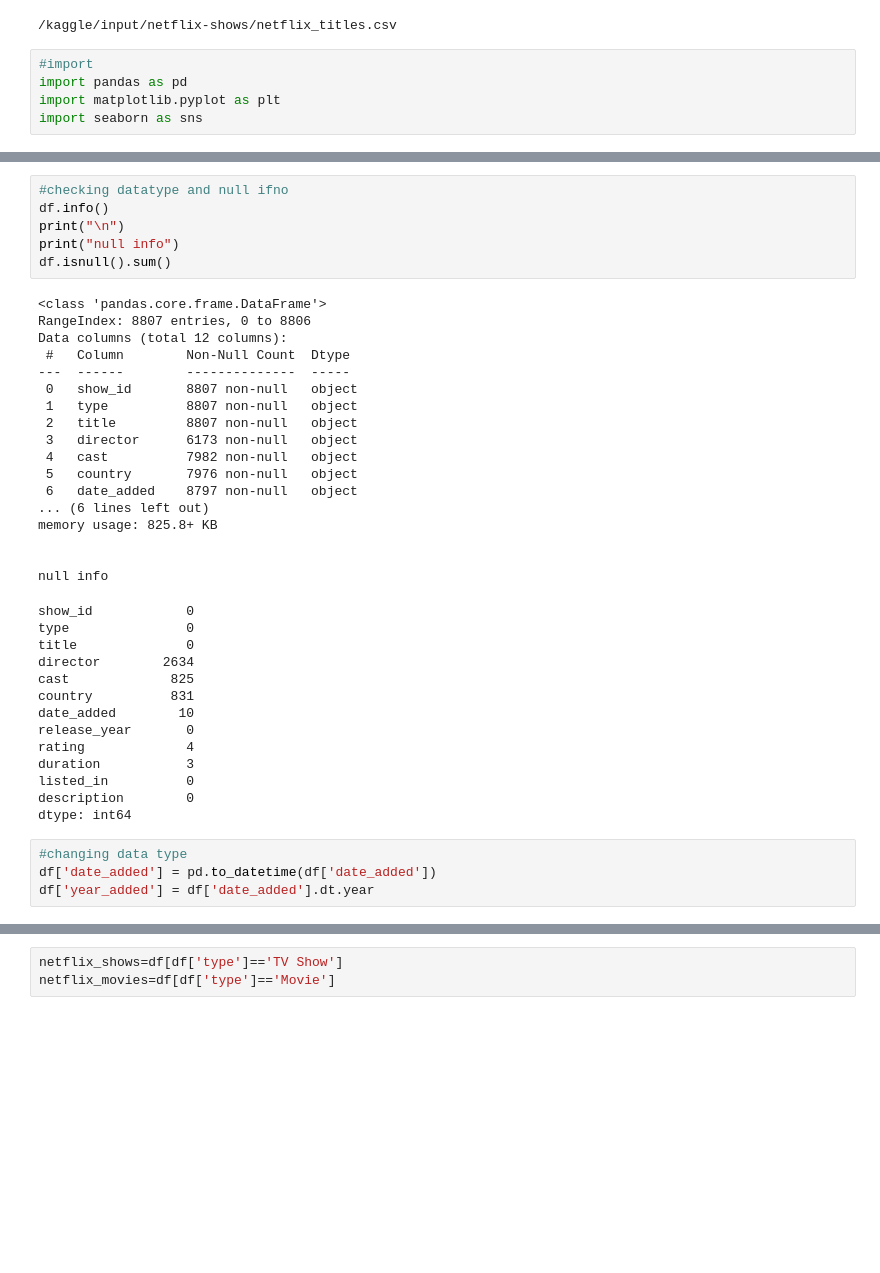
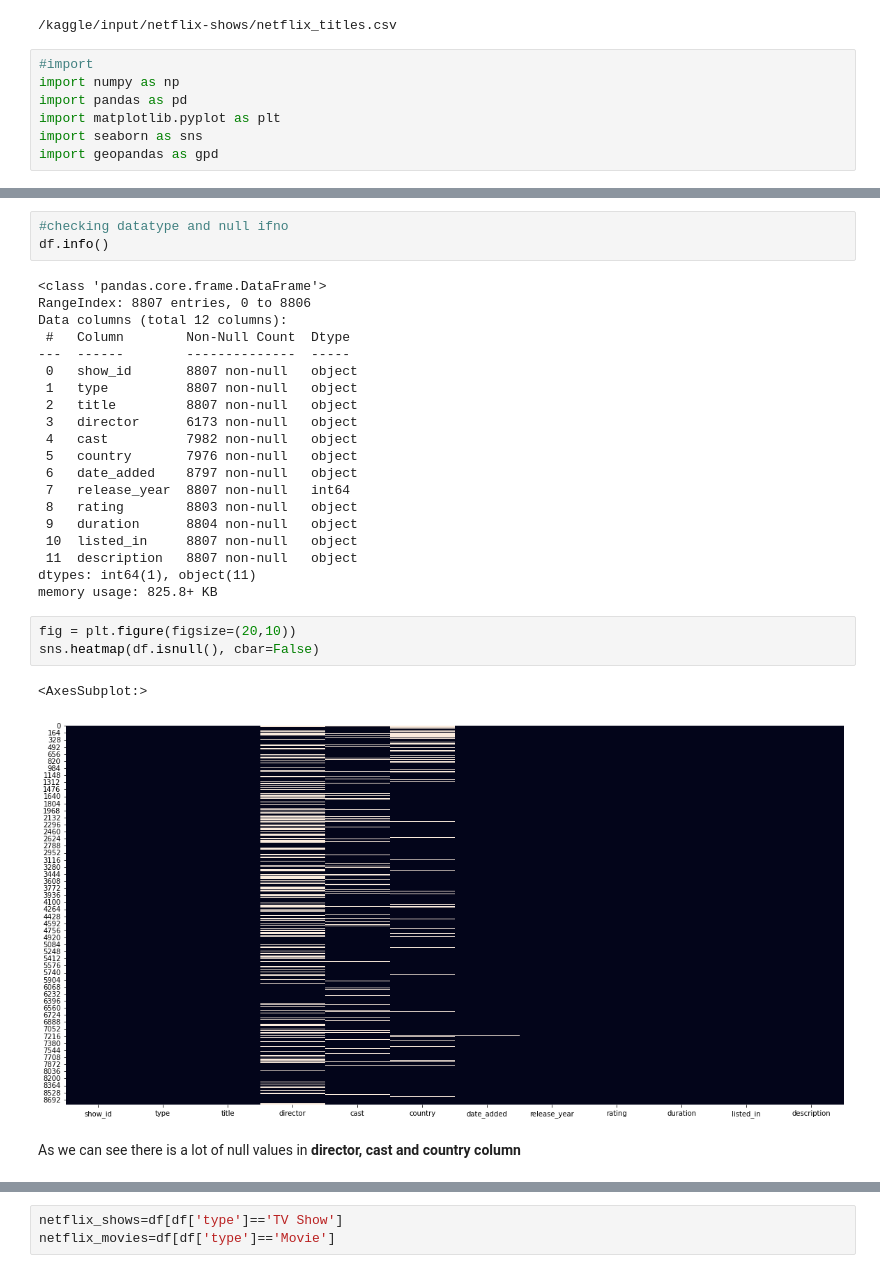
Before and after one commit to ayushash1/kaggle_notebooks, a Jupyter notebook: netflix-visualization.ipynb, the cells around one changed output, grey strips where cells are left out. Drawn from its saved outputs; the diff is of its cells as text; blank space fills up the shorter version.

```diff
--- a/netflix-visualization.ipynb
+++ b/netflix-visualization.ipynb
@@ -20,9 +20,11 @@ for dirname, _, filenames in os.walk('/kaggle/input'):
 /kaggle/input/netflix-shows/netflix_titles.csv
 # %%
 #import
+import numpy as np
 import pandas as pd
 import matplotlib.pyplot as plt
 import seaborn as sns
+import geopandas as gpd
 # %%
 #read data
 df = pd.read_csv("/kaggle/input/netflix-shows/netflix_titles.csv")
@@ -35,9 +37,6 @@ df.head(3)
 # %%
 #checking datatype and null ifno
 df.info()
-print("\n")
-print("null info")
-df.isnull().sum()
 # %% [output]
 <class 'pandas.core.frame.DataFrame'>
 RangeIndex: 8807 entries, 0 to 8806
@@ -51,25 +50,18 @@ Data columns (total 12 columns):
  4   cast          7982 non-null   object
  5   country       7976 non-null   object
  6   date_added    8797 non-null   object
-... (6 lines left out)
+ 7   release_year  8807 non-null   int64
+ 8   rating        8803 non-null   object
+ 9   duration      8804 non-null   object
+ 10  listed_in     8807 non-null   object
+ 11  description   8807 non-null   object
+dtypes: int64(1), object(11)
 memory usage: 825.8+ KB
-
-
-null info
-show_id            0
-type               0
-title              0
-director        2634
-cast             825
-country          831
-date_added        10
-release_year       0
-rating             4
-duration           3
-listed_in          0
-description        0
-dtype: int64
-# %%
-#changing data type
-df['date_added'] = pd.to_datetime(df['date_added'])
-df['year_added'] = df['date_added'].dt.year
+# %%
+fig = plt.figure(figsize=(20,10))
+sns.heatmap(df.isnull(), cbar=False)
+# %% [output]
+<AxesSubplot:>
+[figure, added]
+# %% [markdown]
+As we can see there is a lot of null values in **director, cast and country column**
```
Also changed, not shown: parts of 10 cells of this notebook.
